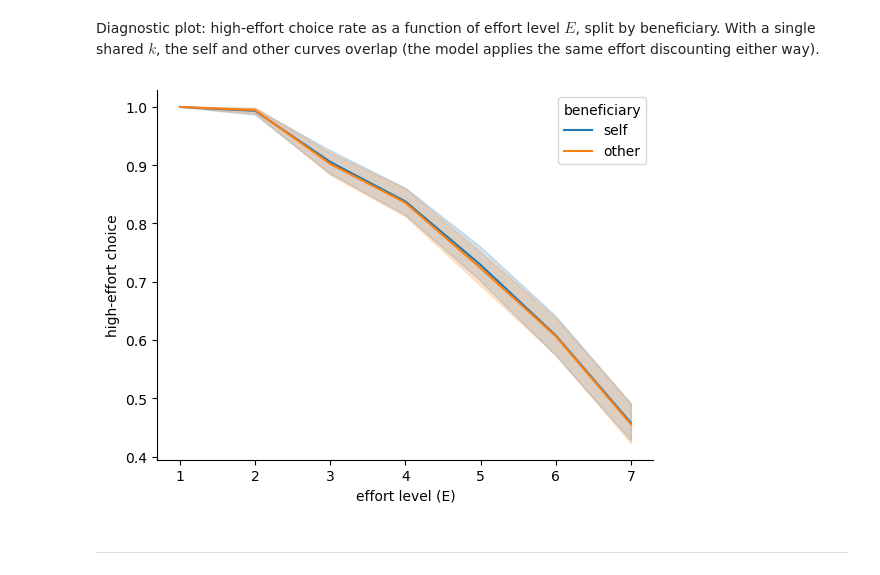
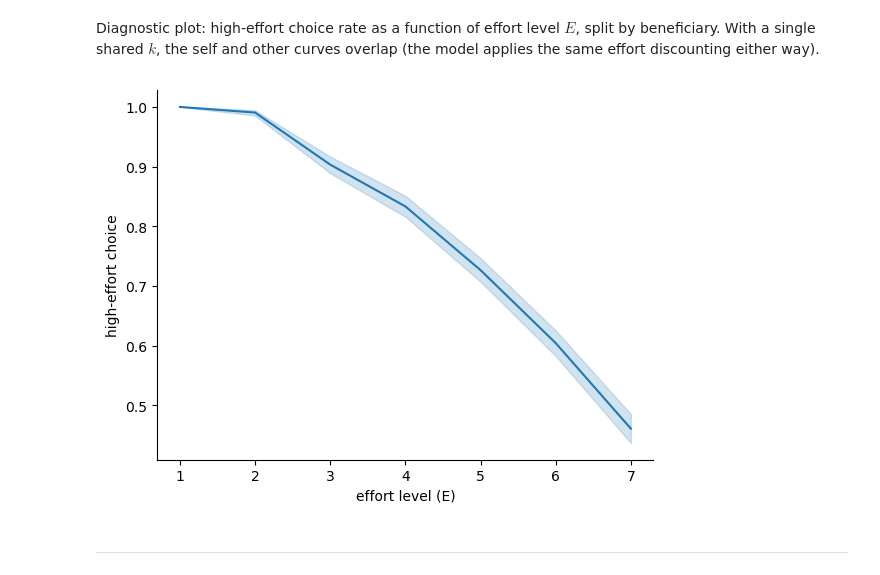
Before and after one commit to shawnrhoads/pyEM, a Jupyter notebook: examples/discounting.ipynb, the cells around one changed output. Saved outputs shown, nothing was run; the diff lists cells and outputs as text; code cells hidden in the pictures.

```diff
--- a/examples/discounting.ipynb
+++ b/examples/discounting.ipynb
@@ -859,10 +859,10 @@ df = pd.DataFrame({
     "beneficiary": np.where(ben == 0, "self", "other"),
 })
 # %%
-sns.lineplot(data=df, x='effort level (E)', y='high-effort choice', hue='beneficiary')
+sns.lineplot(data=df, x='effort level (E)', y='high-effort choice')
 sns.despine()
 # %% [output]
-[figure, old version]
+[figure, new version]
 # %% [markdown]
 <hr width="80%">
 # %% [markdown]
```
Also changed, not shown: parts of 20 cells of this notebook.
